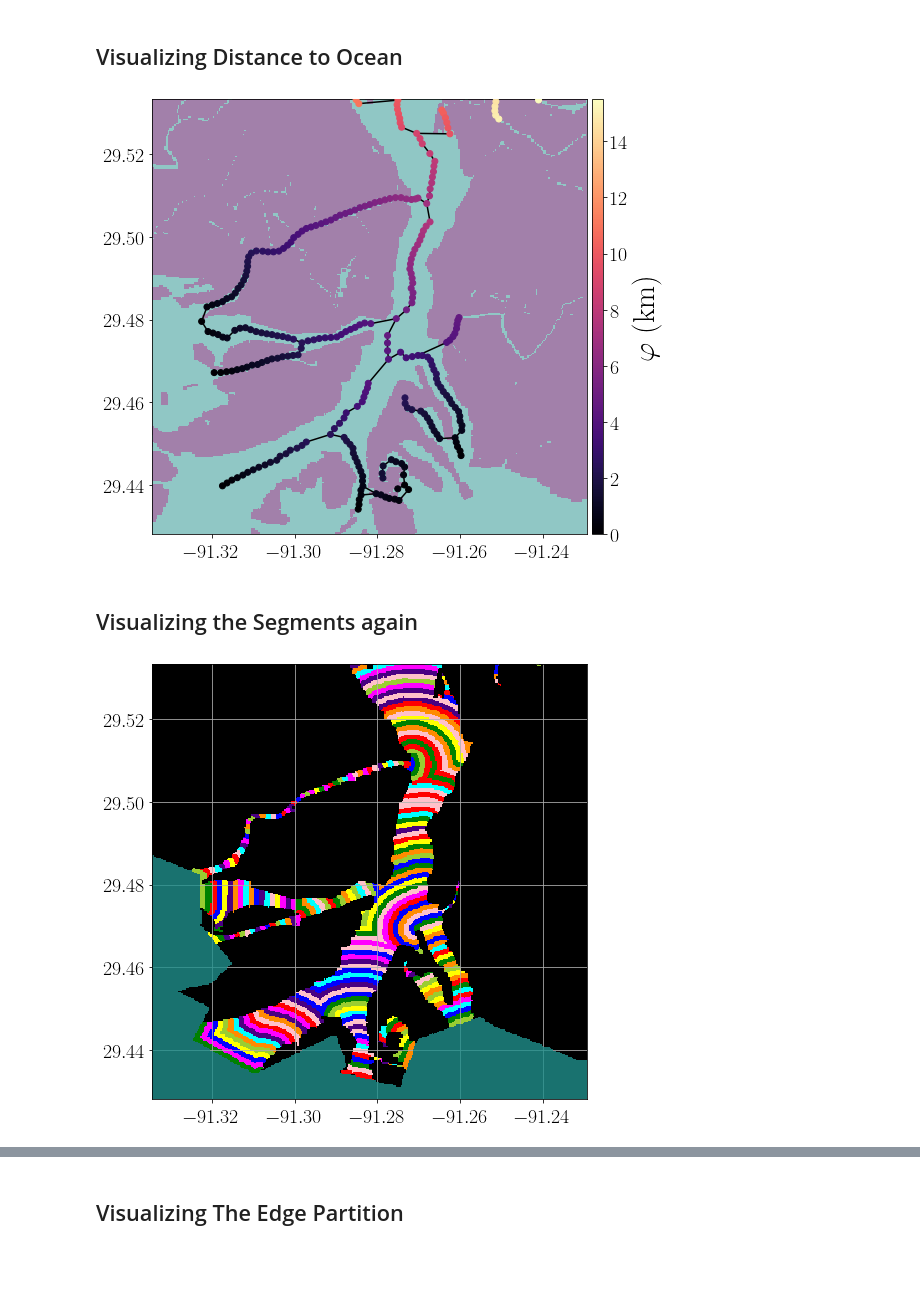
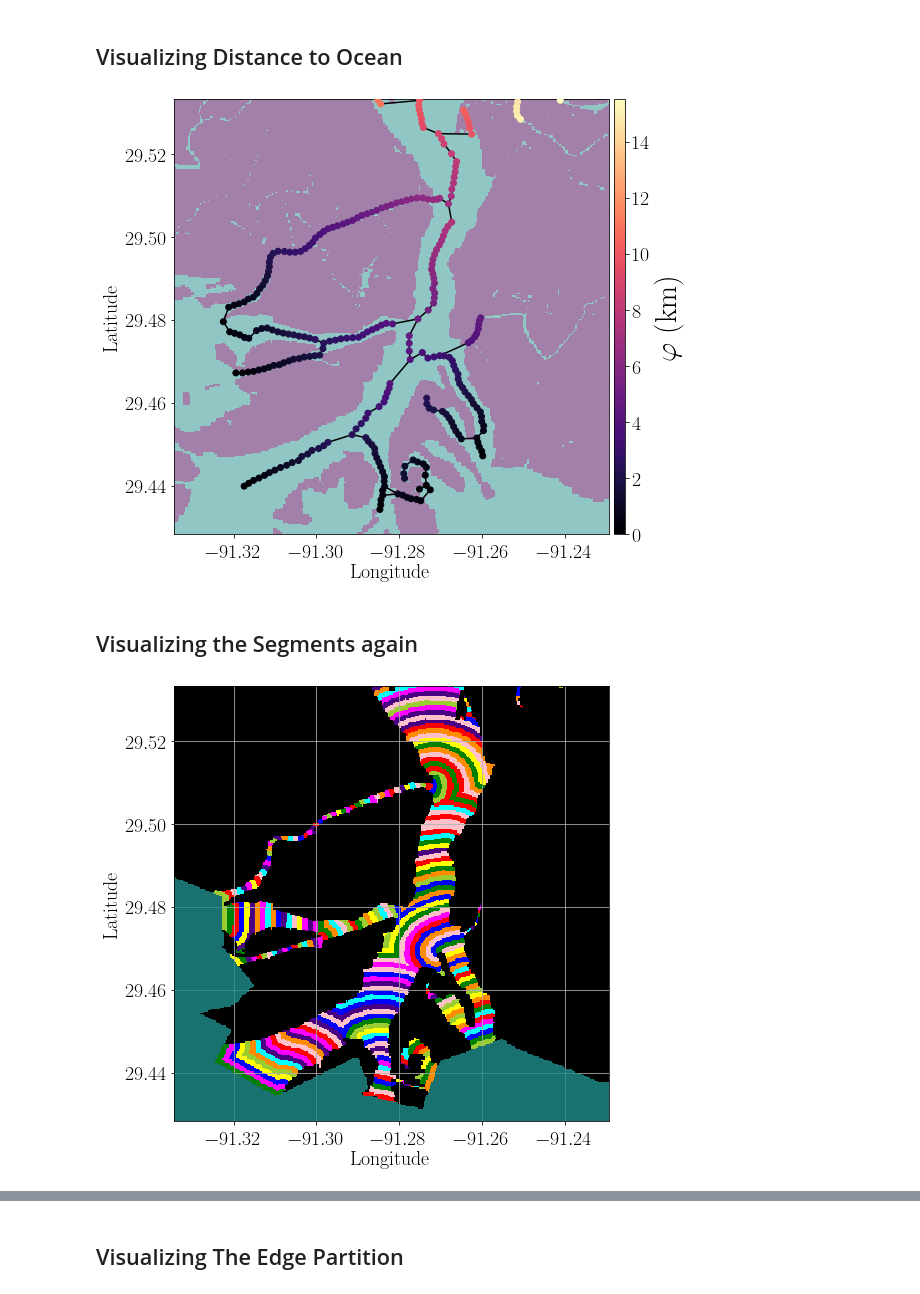
Before and after one commit to simard-landscape-lab/orinoco, a Jupyter notebook: notebooks/examples/3 - Plot - Report Figures.ipynb, the cells around one changed output, grey strips where cells are left out. Drawn from its saved outputs; the diff is of its cells as text; code cells hidden in the pictures; blank space fills up the shorter version.

```diff
--- a/notebooks/examples/3 - Plot - Report Figures.ipynb
+++ b/notebooks/examples/3 - Plot - Report Figures.ipynb
@@ -396,6 +403,10 @@ nodes_c['km_to_coast'] = (nodes_c.meters_to_interface.values) / 1_000
 nodes_c.plot(column='km_to_coast', ax=ax, cmap=cmap, zorder=3, linewidth=1)
 
 
+ax.set_xlabel('Longitude')
+ax.set_ylabel('Latitude')
+
+
 ##########
 # Colorbar
 ##########
@@ -416,7 +427,7 @@ cax.tick_params(axis='both', which='major', labelsize=20)
 
 plt.savefig(plots_for_maps_dir/f'cropped_node_dist_{subarea}.png')
 # %% [output]
-[figure, old version]
+[figure, new version]
 # %% [markdown]
 ## Visualizing the Segments again
 # %%
@@ -429,36 +440,39 @@ rgb = rgb[:, sy, sx]
 plot.show(rgb, ax=ax, transform=transform_c, zorder=1)
 plot.show(ocean_layer_c, ax=ax, transform=transform_c, zorder=2, cmap='viridis', vmin=0, vmax=2, alpha=.8)
 ax.grid('on', zorder=5)
+
+ax.set_xlabel('Longitude')
+ax.set_ylabel('Latitude')
 
 #########
 # Textbox
 #########
 
 if subarea not in ['Wax Lake', 'Atchafalaya cropped']:
     t = ax.text(.1, .1,
                 r"Ocean",
                 c='black',
                 size=25,
                 transform=ax.transAxes,
                 zorder=4)
 
     t.set_bbox(dict(facecolor='white', alpha=1, edgecolor='black', pad=10))
 
 
 ################
 # Empty Colorbar
 ###############
 
 # To match size of other figures
 
 divider = make_axes_locatable(ax)
 cax = divider.append_axes('right', size='2.5%', pad=0.07)
 cax.axis('off')
 
 
 plt.savefig(plots_for_maps_dir/f'segments_cropped_{subarea}.png')
 # %% [output]
-[figure, old version]
+[figure, new version]
 # %%
 fig, ax = plt.subplots(figsize=(12, 8))
 
```
Also changed, not shown: parts of 7 cells of this notebook, 6 other files.
